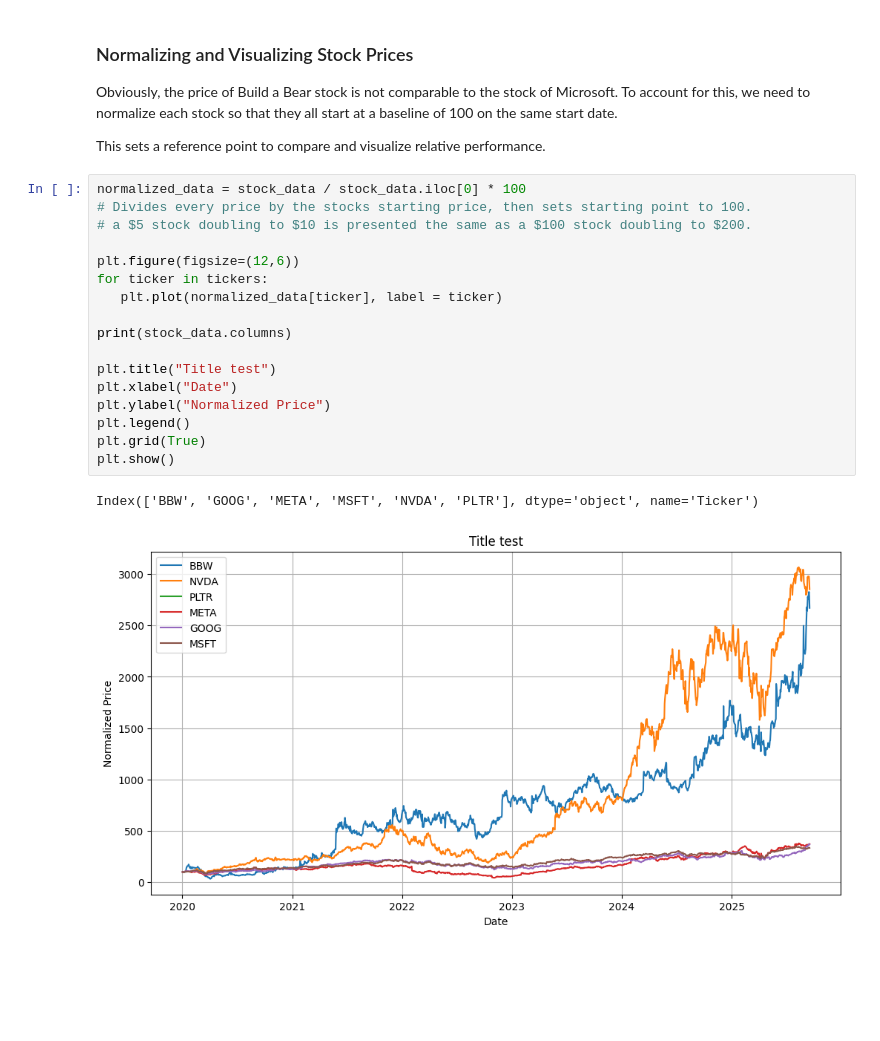
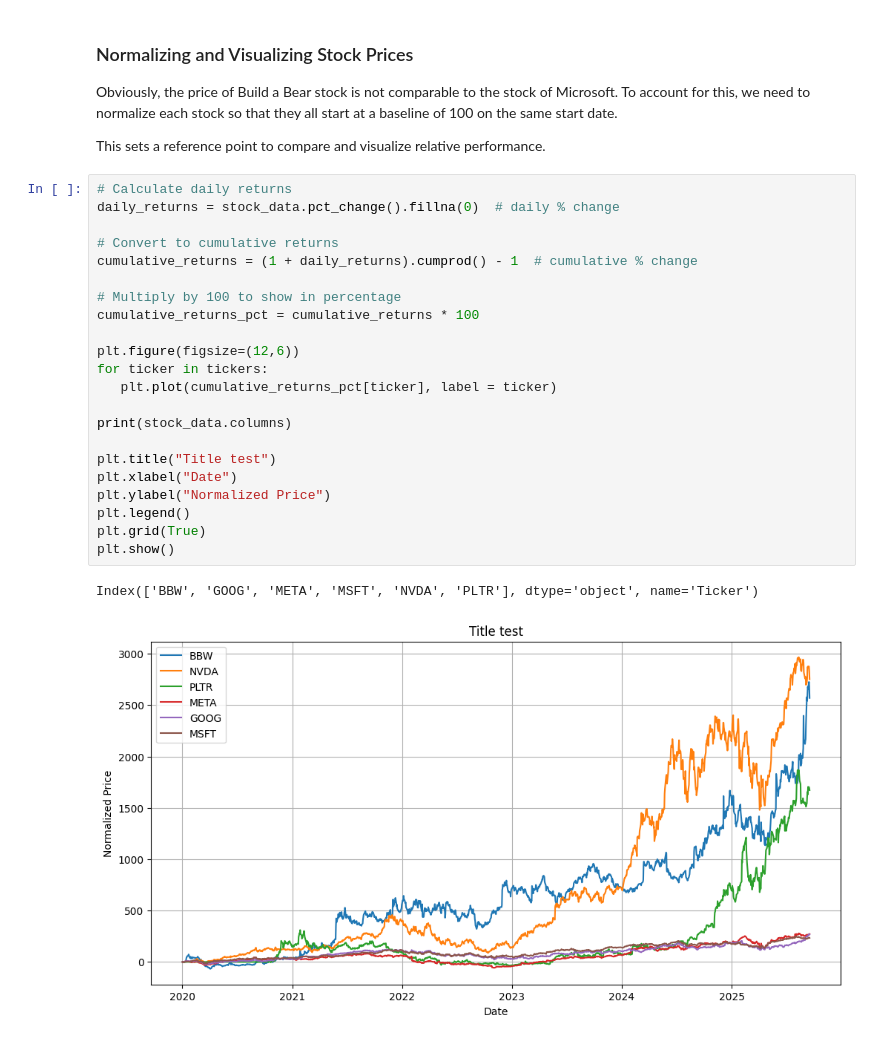
Before and after one commit to CaseyTomchuk/Build-a-Bear-vs-Tech-Companies, a Jupyter notebook: bears_vs_market.ipynb, the cells around one changed output. Drawn from its saved outputs; the diff is of its cells as text; blank space fills up the shorter version.

Commit message:
percentage approach (needs work)

```diff
--- a/bears_vs_market.ipynb
+++ b/bears_vs_market.ipynb
@@ -30,22 +30,27 @@ Obviously, the price of Build a Bear stock is not comparable to the stock of Mic
 
 This sets a reference point to compare and visualize relative performance.
 # %%
-normalized_data = stock_data / stock_data.iloc[0] * 100
-# Divides every price by the stocks starting price, then sets starting point to 100.
-# a $5 stock doubling to $10 is presented the same as a $100 stock doubling to $200.
+# Calculate daily returns
+daily_returns = stock_data.pct_change().fillna(0)  # daily % change
+
+# Convert to cumulative returns
+cumulative_returns = (1 + daily_returns).cumprod() - 1  # cumulative % change
+
+# Multiply by 100 to show in percentage
+cumulative_returns_pct = cumulative_returns * 100
 
 plt.figure(figsize=(12,6))
 for ticker in tickers:
-   plt.plot(normalized_data[ticker], label = ticker)
+   plt.plot(cumulative_returns_pct[ticker], label = ticker)
 
 print(stock_data.columns)
 
 plt.title("Title test")
 plt.xlabel("Date")
 plt.ylabel("Normalized Price")
 plt.legend()
 plt.grid(True)
 plt.show()
 # %% [output]
 Index(['BBW', 'GOOG', 'META', 'MSFT', 'NVDA', 'PLTR'], dtype='object', name='Ticker')
-[figure, old version]
+[figure, new version]
```
